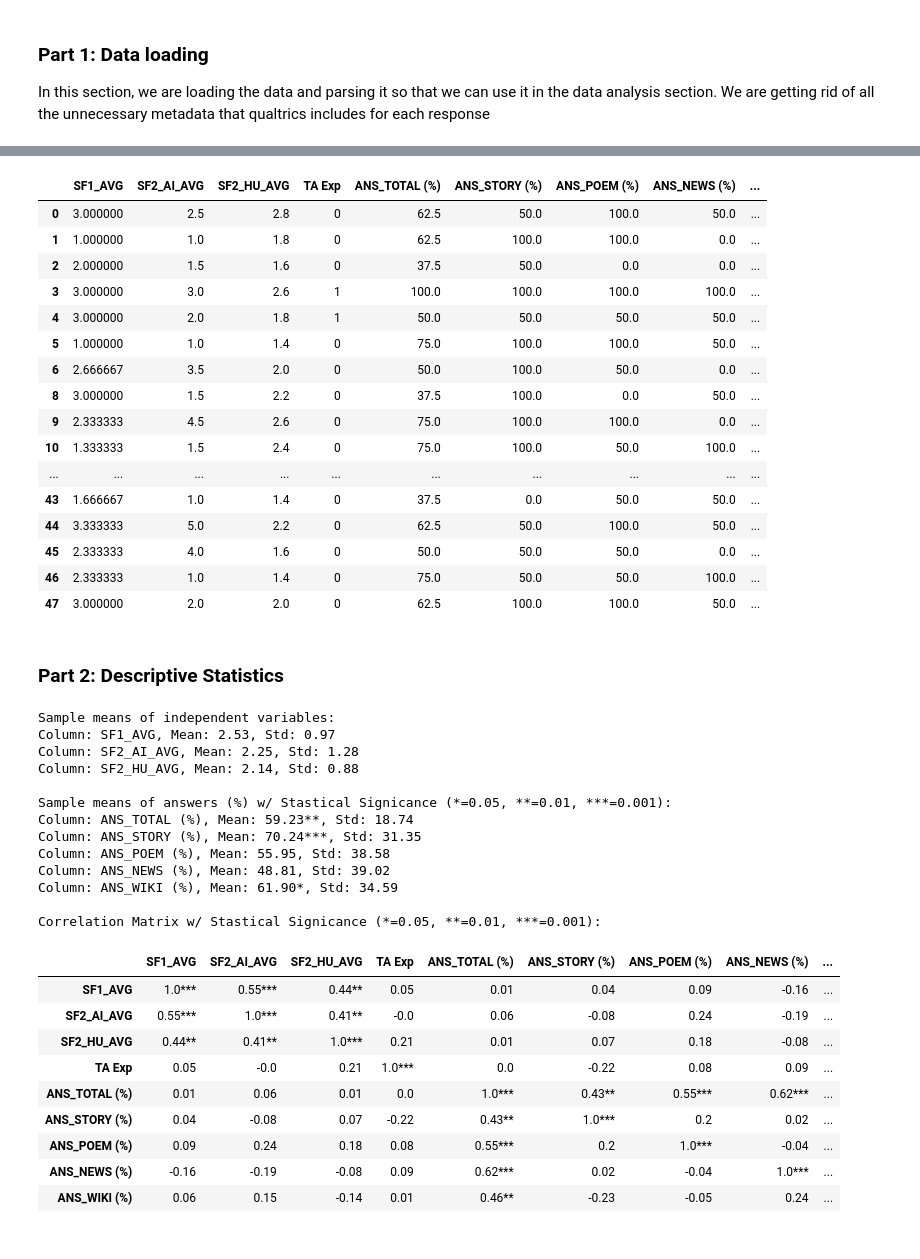
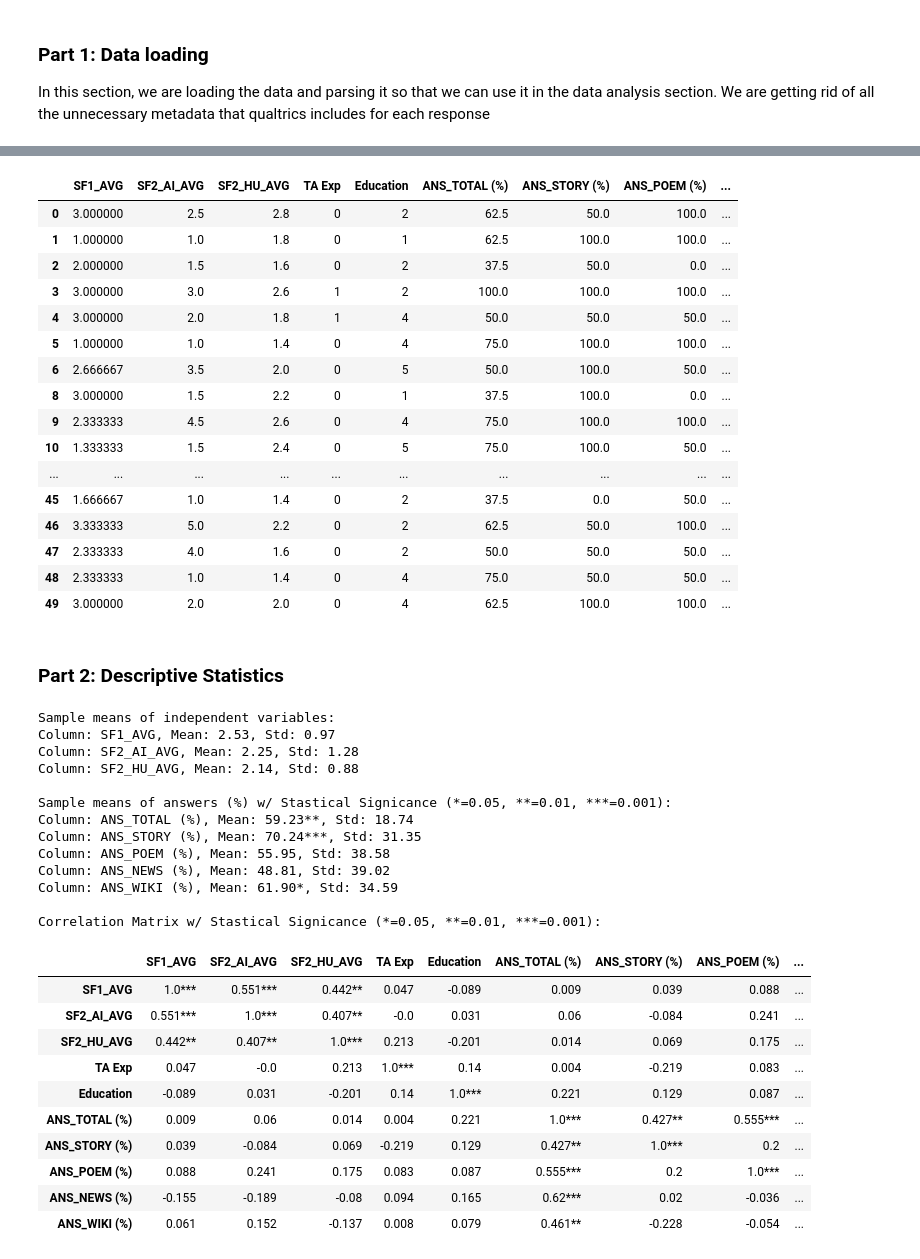
Before and after one commit to ZenithO-o/AI-Detection-Survey, a Jupyter notebook: data_analysis.ipynb, the cells around one changed output, grey strips where cells are left out. Cells and saved outputs as stored; diff of their text form; code cells hidden in the pictures.

Commit message:
Linear reg + Update data

```diff
--- a/data_analysis.ipynb
+++ b/data_analysis.ipynb
@@ -67,7 +69,7 @@ def parse_edu_response(x: str) -> int:
         'Associate Degree': 3,
         'Bachelor\'s Degree': 4,
         'Master\'s Degree or higher education': 5,
-        'Other (Please fill in)': 6,
+        'Other (Please fill in)': 0,
         'Prefer not to say': 0
     }
 
@@ -160,27 +162,30 @@ df['ANS_WIKI (%)'] = (df['ANS_WIKI'] / 2) * 100
 
 agg_sf_list = [df['SF1_AVG'], df['SF2_AI_AVG'], df['SF2_HU_AVG']]
 answer_list = [df['ANS_TOTAL (%)'], df['ANS_STORY (%)'], df['ANS_POEM (%)'], df['ANS_NEWS (%)'], df['ANS_WIKI (%)']]
-data_cols = ['SF1_AVG', 'SF2_AI_AVG', 'SF2_HU_AVG', 'TA Exp', 'ANS_TOTAL (%)', 'ANS_STORY (%)', 'ANS_POEM (%)', 'ANS_NEWS (%)', 'ANS_WIKI (%)']
+
+answer_list_np = [df['ANS_TOTAL'], df['ANS_STORY'], df['ANS_POEM'], df['ANS_NEWS'], df['ANS_WIKI']]
+
+data_cols = ['SF1_AVG', 'SF2_AI_AVG', 'SF2_HU_AVG', 'TA Exp', 'Education', 'ANS_TOTAL (%)', 'ANS_STORY (%)', 'ANS_POEM (%)', 'ANS_NEWS (%)', 'ANS_WIKI (%)']
 
 df[data_cols]
 # %% [output]
-|  | SF1_AVG | SF2_AI_AVG | SF2_HU_AVG | TA Exp | ANS_TOTAL (%) | ANS_STORY (%) | ANS_POEM (%) | ANS_NEWS (%) | ... |
-| 0 | 3.000000 | 2.5 | 2.8 | 0 | 62.5 | 50.0 | 100.0 | 50.0 | ... |
-| 1 | 1.000000 | 1.0 | 1.8 | 0 | 62.5 | 100.0 | 100.0 | 0.0 | ... |
-| 2 | 2.000000 | 1.5 | 1.6 | 0 | 37.5 | 50.0 | 0.0 | 0.0 | ... |
-| 3 | 3.000000 | 3.0 | 2.6 | 1 | 100.0 | 100.0 | 100.0 | 100.0 | ... |
-| 4 | 3.000000 | 2.0 | 1.8 | 1 | 50.0 | 50.0 | 50.0 | 50.0 | ... |
-| 5 | 1.000000 | 1.0 | 1.4 | 0 | 75.0 | 100.0 | 100.0 | 50.0 | ... |
-| 6 | 2.666667 | 3.5 | 2.0 | 0 | 50.0 | 100.0 | 50.0 | 0.0 | ... |
-| 8 | 3.000000 | 1.5 | 2.2 | 0 | 37.5 | 100.0 | 0.0 | 50.0 | ... |
-| 9 | 2.333333 | 4.5 | 2.6 | 0 | 75.0 | 100.0 | 100.0 | 0.0 | ... |
-| 10 | 1.333333 | 1.5 | 2.4 | 0 | 75.0 | 100.0 | 50.0 | 100.0 | ... |
+|  | SF1_AVG | SF2_AI_AVG | SF2_HU_AVG | TA Exp | Education | ANS_TOTAL (%) | ANS_STORY (%) | ANS_POEM (%) | ... |
+| 0 | 3.000000 | 2.5 | 2.8 | 0 | 2 | 62.5 | 50.0 | 100.0 | ... |
+| 1 | 1.000000 | 1.0 | 1.8 | 0 | 1 | 62.5 | 100.0 | 100.0 | ... |
+| 2 | 2.000000 | 1.5 | 1.6 | 0 | 2 | 37.5 | 50.0 | 0.0 | ... |
+| 3 | 3.000000 | 3.0 | 2.6 | 1 | 2 | 100.0 | 100.0 | 100.0 | ... |
+| 4 | 3.000000 | 2.0 | 1.8 | 1 | 4 | 50.0 | 50.0 | 50.0 | ... |
+| 5 | 1.000000 | 1.0 | 1.4 | 0 | 4 | 75.0 | 100.0 | 100.0 | ... |
+| 6 | 2.666667 | 3.5 | 2.0 | 0 | 5 | 50.0 | 100.0 | 50.0 | ... |
+| 8 | 3.000000 | 1.5 | 2.2 | 0 | 1 | 37.5 | 100.0 | 0.0 | ... |
+| 9 | 2.333333 | 4.5 | 2.6 | 0 | 4 | 75.0 | 100.0 | 100.0 | ... |
+| 10 | 1.333333 | 1.5 | 2.4 | 0 | 5 | 75.0 | 100.0 | 50.0 | ... |
 | ... | ... | ... | ... | ... | ... | ... | ... | ... | ... |
-| 43 | 1.666667 | 1.0 | 1.4 | 0 | 37.5 | 0.0 | 50.0 | 50.0 | ... |
-| 44 | 3.333333 | 5.0 | 2.2 | 0 | 62.5 | 50.0 | 100.0 | 50.0 | ... |
-| 45 | 2.333333 | 4.0 | 1.6 | 0 | 50.0 | 50.0 | 50.0 | 0.0 | ... |
-| 46 | 2.333333 | 1.0 | 1.4 | 0 | 75.0 | 50.0 | 50.0 | 100.0 | ... |
-| 47 | 3.000000 | 2.0 | 2.0 | 0 | 62.5 | 100.0 | 100.0 | 50.0 | ... |
+| 45 | 1.666667 | 1.0 | 1.4 | 0 | 2 | 37.5 | 0.0 | 50.0 | ... |
+| 46 | 3.333333 | 5.0 | 2.2 | 0 | 2 | 62.5 | 50.0 | 100.0 | ... |
+| 47 | 2.333333 | 4.0 | 1.6 | 0 | 2 | 50.0 | 50.0 | 50.0 | ... |
+| 48 | 2.333333 | 1.0 | 1.4 | 0 | 4 | 75.0 | 50.0 | 50.0 | ... |
+| 49 | 3.000000 | 2.0 | 2.0 | 0 | 4 | 62.5 | 100.0 | 100.0 | ... |
 # %% [markdown]
 ### Part 2: Descriptive Statistics
 # %%
@@ -197,41 +202,42 @@ for ans_series in answer_list:
     col_name = ans_series.name
     mean = ans_series.mean()
     std = ans_series.std()
 
     test = ttest_1samp(ans_series, 50)
     signif = ''.join(['*' for t in [.05, .01, .001] if test.pvalue <= t])
     print(f'Column: {col_name}, Mean: {mean:.2f}{signif}, Std: {std:.2f}')
 # https://stackoverflow.com/questions/25571882/pandas-columns-correlation-with-statistical-significance\
 rho = df[data_cols].corr()
 pval = df[data_cols].corr(method=lambda x, y: pearsonr(x, y)[1]) - np.eye(*rho.shape)
 p = pval.map(lambda x: ''.join(['*' for t in [.05, .01, .001] if x <= t]))
-corr_matrix_signifcance = rho.round(2).astype(str) + p
+corr_matrix_signifcance = rho.round(3).astype(str) + p
 
 
 
 print('\nCorrelation Matrix w/ Stastical Signicance (*=0.05, **=0.01, ***=0.001):')
 corr_matrix_signifcance
 # %% [output]
 Sample means of independent variables:
 Column: SF1_AVG, Mean: 2.53, Std: 0.97
 Column: SF2_AI_AVG, Mean: 2.25, Std: 1.28
 Column: SF2_HU_AVG, Mean: 2.14, Std: 0.88
 
 Sample means of answers (%) w/ Stastical Signicance (*=0.05, **=0.01, ***=0.001):
 Column: ANS_TOTAL (%), Mean: 59.23**, Std: 18.74
 Column: ANS_STORY (%), Mean: 70.24***, Std: 31.35
 Column: ANS_POEM (%), Mean: 55.95, Std: 38.58
 Column: ANS_NEWS (%), Mean: 48.81, Std: 39.02
 Column: ANS_WIKI (%), Mean: 61.90*, Std: 34.59
 
 Correlation Matrix w/ Stastical Signicance (*=0.05, **=0.01, ***=0.001):
-|  | SF1_AVG | SF2_AI_AVG | SF2_HU_AVG | TA Exp | ANS_TOTAL (%) | ANS_STORY (%) | ANS_POEM (%) | ANS_NEWS (%) | ... |
-| SF1_AVG | 1.0*** | 0.55*** | 0.44** | 0.05 | 0.01 | 0.04 | 0.09 | -0.16 | ... |
-| SF2_AI_AVG | 0.55*** | 1.0*** | 0.41** | -0.0 | 0.06 | -0.08 | 0.24 | -0.19 | ... |
-| SF2_HU_AVG | 0.44** | 0.41** | 1.0*** | 0.21 | 0.01 | 0.07 | 0.18 | -0.08 | ... |
-| TA Exp | 0.05 | -0.0 | 0.21 | 1.0*** | 0.0 | -0.22 | 0.08 | 0.09 | ... |
-| ANS_TOTAL (%) | 0.01 | 0.06 | 0.01 | 0.0 | 1.0*** | 0.43** | 0.55*** | 0.62*** | ... |
-| ANS_STORY (%) | 0.04 | -0.08 | 0.07 | -0.22 | 0.43** | 1.0*** | 0.2 | 0.02 | ... |
-| ANS_POEM (%) | 0.09 | 0.24 | 0.18 | 0.08 | 0.55*** | 0.2 | 1.0*** | -0.04 | ... |
-| ANS_NEWS (%) | -0.16 | -0.19 | -0.08 | 0.09 | 0.62*** | 0.02 | -0.04 | 1.0*** | ... |
-| ANS_WIKI (%) | 0.06 | 0.15 | -0.14 | 0.01 | 0.46** | -0.23 | -0.05 | 0.24 | ... |
+|  | SF1_AVG | SF2_AI_AVG | SF2_HU_AVG | TA Exp | Education | ANS_TOTAL (%) | ANS_STORY (%) | ANS_POEM (%) | ... |
+| SF1_AVG | 1.0*** | 0.551*** | 0.442** | 0.047 | -0.089 | 0.009 | 0.039 | 0.088 | ... |
+| SF2_AI_AVG | 0.551*** | 1.0*** | 0.407** | -0.0 | 0.031 | 0.06 | -0.084 | 0.241 | ... |
+| SF2_HU_AVG | 0.442** | 0.407** | 1.0*** | 0.213 | -0.201 | 0.014 | 0.069 | 0.175 | ... |
+| TA Exp | 0.047 | -0.0 | 0.213 | 1.0*** | 0.14 | 0.004 | -0.219 | 0.083 | ... |
+| Education | -0.089 | 0.031 | -0.201 | 0.14 | 1.0*** | 0.221 | 0.129 | 0.087 | ... |
+| ANS_TOTAL (%) | 0.009 | 0.06 | 0.014 | 0.004 | 0.221 | 1.0*** | 0.427** | 0.555*** | ... |
+| ANS_STORY (%) | 0.039 | -0.084 | 0.069 | -0.219 | 0.129 | 0.427** | 1.0*** | 0.2 | ... |
+| ANS_POEM (%) | 0.088 | 0.241 | 0.175 | 0.083 | 0.087 | 0.555*** | 0.2 | 1.0*** | ... |
+| ANS_NEWS (%) | -0.155 | -0.189 | -0.08 | 0.094 | 0.165 | 0.62*** | 0.02 | -0.036 | ... |
+| ANS_WIKI (%) | 0.061 | 0.152 | -0.137 | 0.008 | 0.079 | 0.461** | -0.228 | -0.054 | ... |
```
Also changed, not shown: parts of 6 cells of this notebook, 4 other files.
